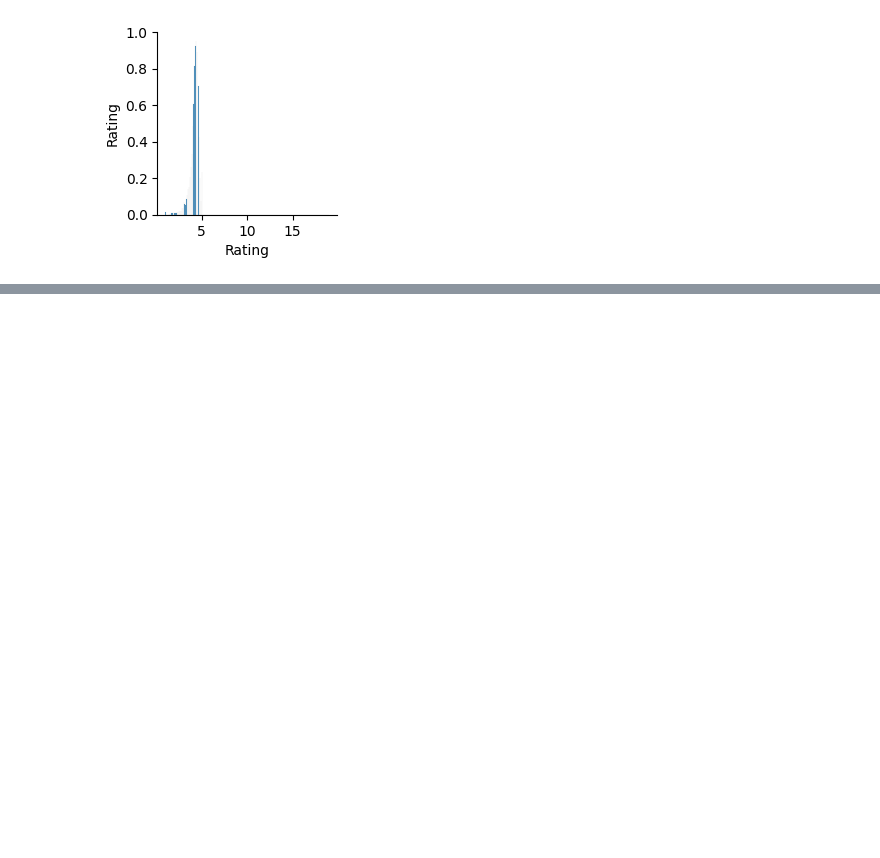
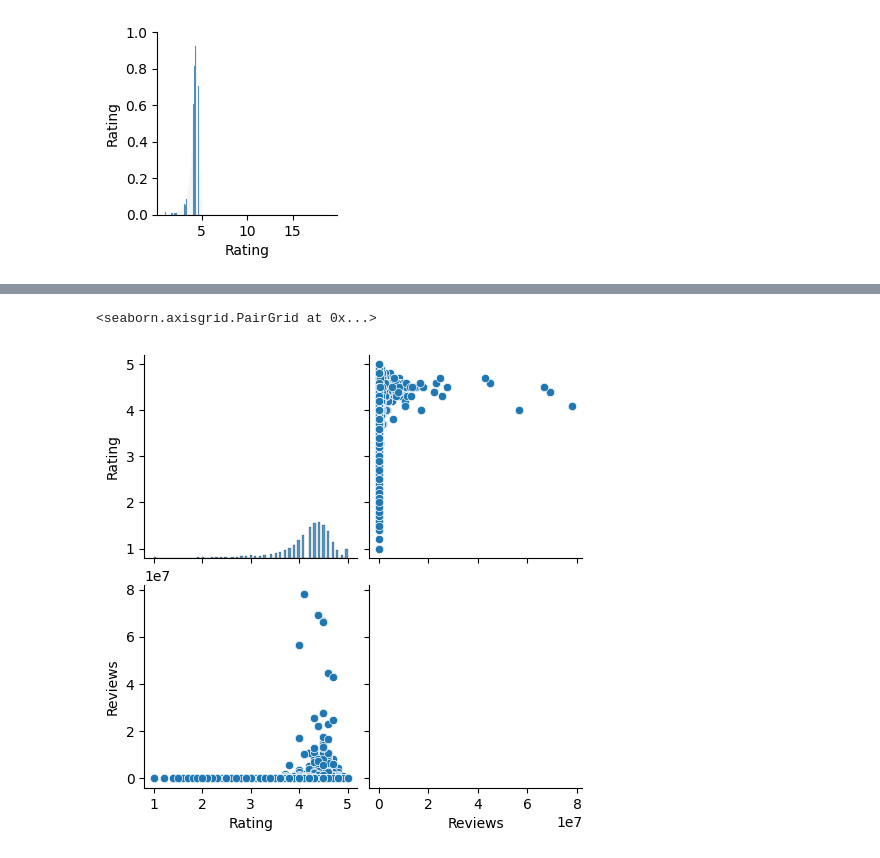
Before and after one commit to Mahadev1729/Python, a Jupyter notebook: EDA/GooglePlaystoreEDA/googlePlayStore.ipynb, the cells around one changed output, grey strips where cells are left out. Drawn from its saved outputs; the diff is of its cells as text; code cells hidden in the pictures; blank space fills up the shorter version.

Commit message:
EDA of google playstore dataset

```diff
--- a/EDA/GooglePlaystoreEDA/googlePlayStore.ipynb
+++ b/EDA/GooglePlaystoreEDA/googlePlayStore.ipynb
@@ -86,3 +86,8 @@ df.head()
 | 2 | U Launcher Lite â€“ FREE Live Coo... | ART_AND_DESIGN | 4.7 | 87510 | 8.7M | 5,000,000+ | Free | 0 | Everyone | Art & Design | ... |
 | 3 | Sketch - Draw & Paint | ART_AND_DESIGN | 4.5 | 215644 | 25M | 50,000,000+ | Free | 0 | Teen | Art & Design | ... |
 | 4 | Pixel Draw - Number Art Coloring ... | ART_AND_DESIGN | 4.3 | 967 | 2.8M | 100,000+ | Free | 0 | Everyone | Art & Design;Creativity | ... |
+# %%
+## clean the data
+
+import pandas as pd
+df=pd.read_csv('googlePlaystorre.csv')
@@ -88,0 +188,8 @@ df.head()
+# %%
+df_copy=df.copy()
+# %%
+df_copy.drop(df_copy.index[10472],inplace=True)
+# %%
+## convert reviewa into int
+df_copy['Reviews']=df_copy['Reviews'].astype(int)
+df_copy
@@ -88,0 +233,6 @@ df.head()
+# %%
+import seaborn as sns
+sns.pairplot(df_copy)
+# %% [output]
+<seaborn.axisgrid.PairGrid at 0x...>
+[figure, added]
```
Also changed, not shown: parts of 12 cells of this notebook, 1 other file.
